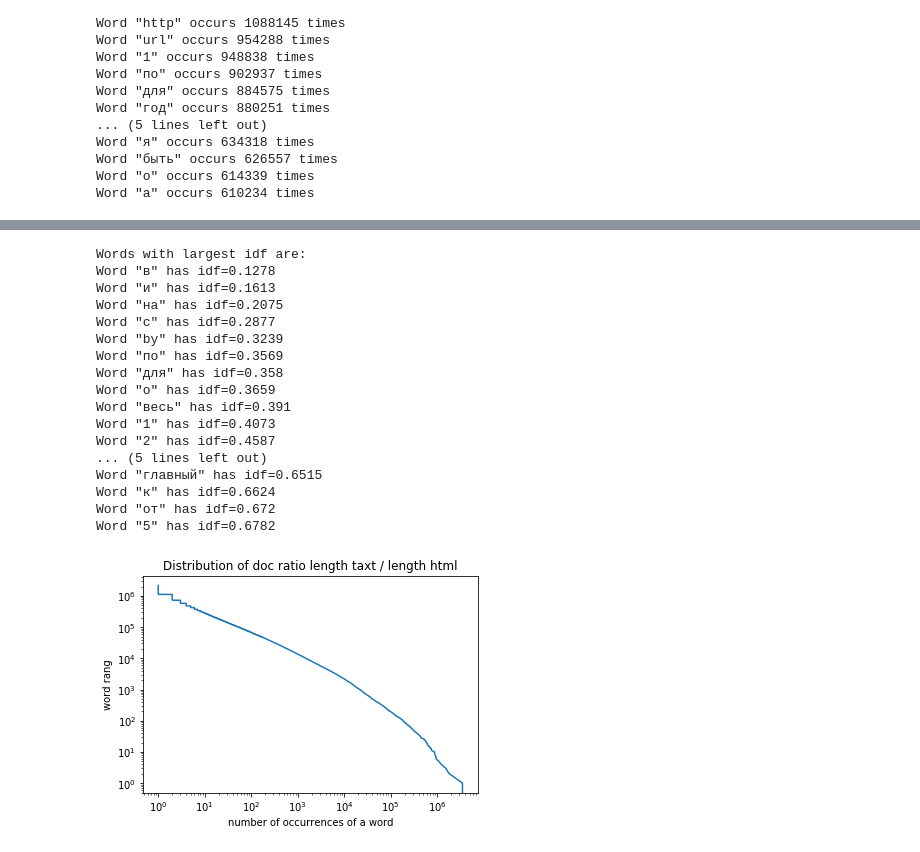
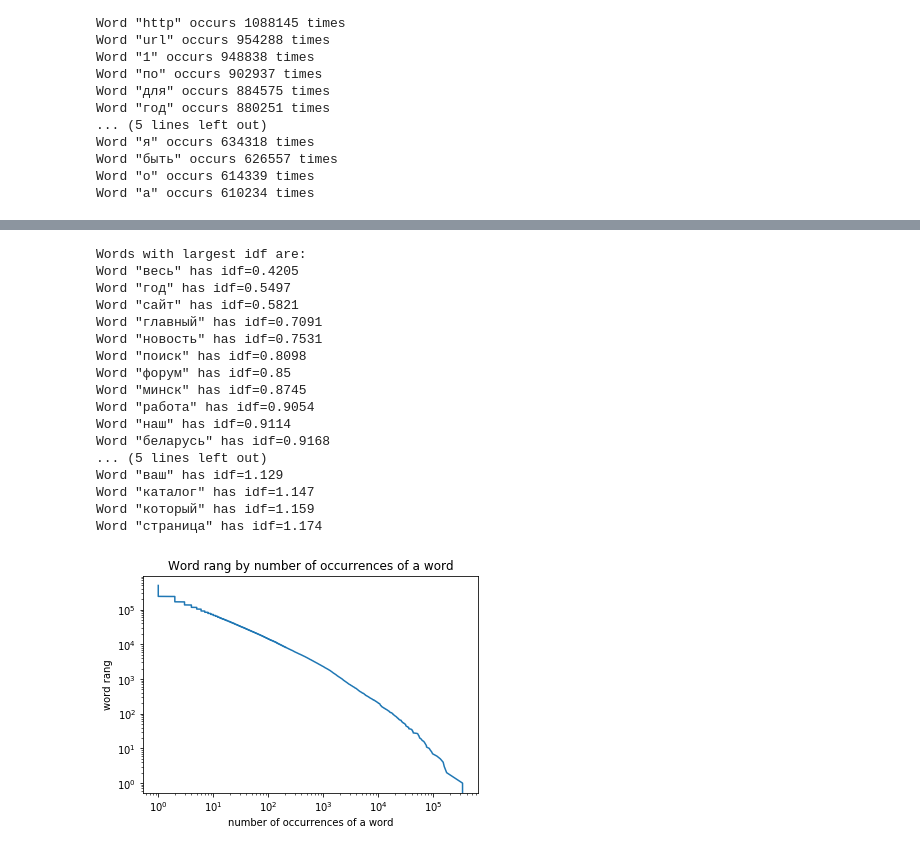
Before and after one commit to GrigoryBartosh/hse07_information_search, a Jupyter notebook: 01.ipynb, the cells around one changed output, grey strips where cells are left out. Drawn from its saved outputs; the diff is of its cells as text; code cells hidden in the pictures.

Commit message:
added some graphs

```diff
--- a/01.ipynb
+++ b/01.ipynb
@@ -201,3 +223,11 @@ Word "я" occurs 634318 times
 Word "быть" occurs 626557 times
 Word "о" occurs 614339 times
 Word "a" occurs 610234 times
+# %%
+top_words_by_cnt = filter(lambda x: x[0] not in stopwords, collection_dict.most_common())
+top_words_by_cnt = filter(lambda x: not x[0].isdigit(), top_words_by_cnt)
+top_words_by_cnt = list(top_words_by_cnt)[:20]
+
+print('Most common words in collection without stop-words are:')
+for word, cnt in top_words_by_cnt:
+    print('Word "{}" occurs {} times'.format(word, cnt))
@@ -204,37 +252,41 @@ Word "a" occurs 610234 times
 # %%
 idf = {word: np.log(doc_count / count_for_idf[word]) for word in count_for_idf}
 
+top_words_by_idf = filter(lambda x: x not in stopwords, sorted(idf, key=idf.get))
+top_words_by_idf = filter(lambda x: not x.isdigit(), top_words_by_idf)
+top_words_by_idf = list(top_words_by_idf)[:20]
+
 print('Words with largest idf are:')
-for word in sorted(idf, key=idf.get)[:20]:
+for word in top_words_by_idf:
     print('Word "{}" has idf={:.4}'.format(word, idf[word]))
 # %% [output]
 Words with largest idf are:
-Word "в" has idf=0.1278
-Word "и" has idf=0.1613
-Word "на" has idf=0.2075
-Word "с" has idf=0.2877
-Word "by" has idf=0.3239
-Word "по" has idf=0.3569
-Word "для" has idf=0.358
-Word "о" has idf=0.3659
-Word "весь" has idf=0.391
-Word "1" has idf=0.4073
-Word "2" has idf=0.4587
+Word "весь" has idf=0.4205
+Word "год" has idf=0.5497
+Word "сайт" has idf=0.5821
+Word "главный" has idf=0.7091
+Word "новость" has idf=0.7531
+Word "поиск" has idf=0.8098
+Word "форум" has idf=0.85
+Word "минск" has idf=0.8745
+Word "работа" has idf=0.9054
+Word "наш" has idf=0.9114
+Word "беларусь" has idf=0.9168
 ... (5 lines left out)
-Word "главный" has idf=0.6515
-Word "к" has idf=0.6624
-Word "от" has idf=0.672
-Word "5" has idf=0.6782
+Word "ваш" has idf=1.129
+Word "каталог" has idf=1.147
+Word "который" has idf=1.159
+Word "страница" has idf=1.174
 # %%
 xs = [cnt for _, cnt in collection_dict.most_common()]
 ys = list(range(len(collection_dict)))
 
 plt.plot(xs, ys)
 plt.xscale('log')
 plt.yscale('log')
 plt.xlabel('number of occurrences of a word')
 plt.ylabel('word rang')
-plt.title('Distribution of doc ratio length taxt / length html')
+plt.title('Word rang by number of occurrences of a word')
 plt.show()
 # %% [output]
-[figure, old version]
+[figure, new version]
```
Also changed, not shown: parts of 5 cells of this notebook.
